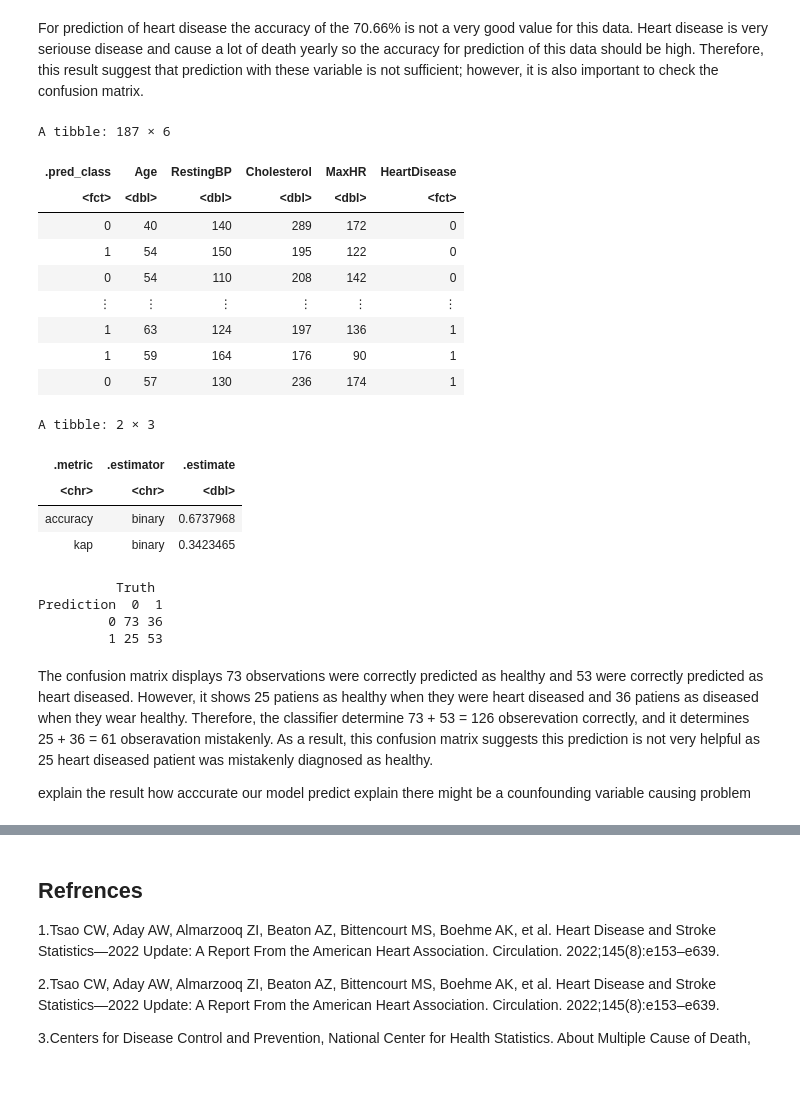
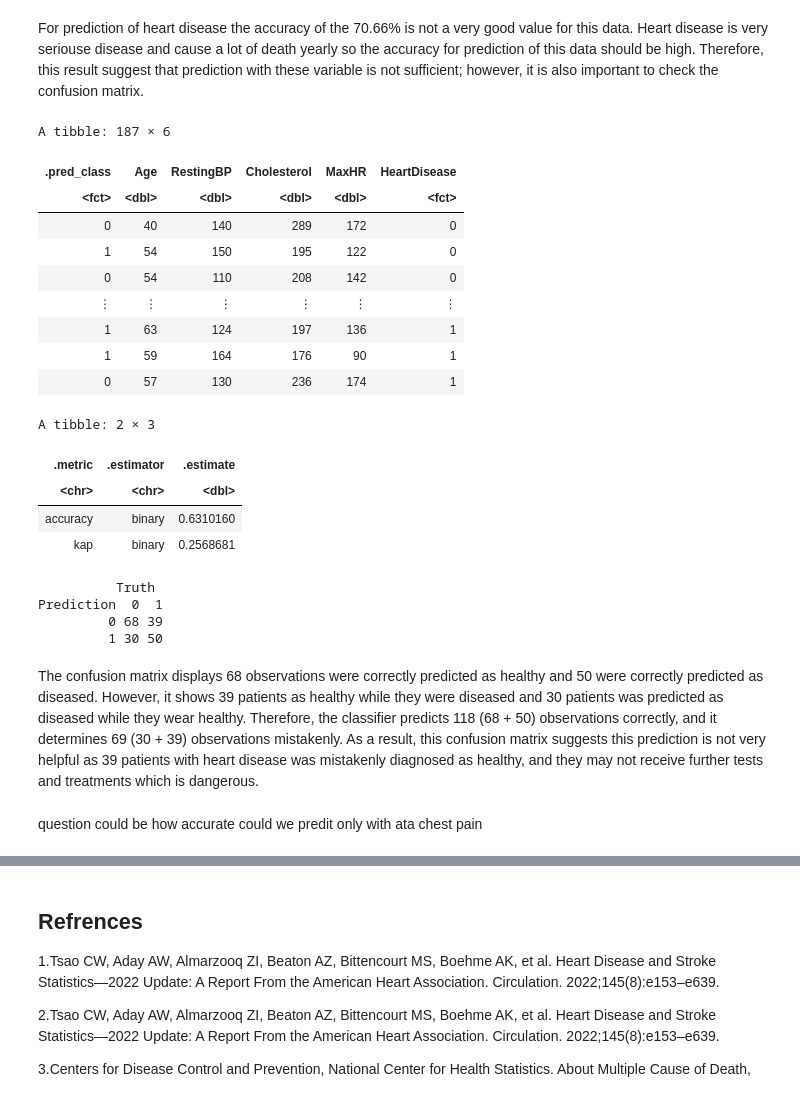
Before and after one commit to kiarashbahari/Group_project, a Jupyter notebook: project.ipynb, the cells around one changed output, grey strips where cells are left out. Drawn from its saved outputs; the diff is of its cells as text; code cells hidden in the pictures.

```diff
--- a/project.ipynb
+++ b/project.ipynb
@@ -198,15 +143,15 @@ ERROR: Error in parse(text = x, srcfile = src): <text>:1:4: unexpected symbol
 # %%
 set.seed(123)
-heart_split <- initial_split(heart_data, prop = 0.75, strata = HeartDisease)
-heart_train <- training(data_split)
-heart_test <- testing(data_split)
+heart_split <- initial_split(data_heart, prop = 0.75, strata = HeartDisease)
+heart_train <- training(heart_split)
+heart_test <- testing(heart_split)
 
 heartdisease_proportions <- heart_train |>
     group_by(HeartDisease) |>
     summarize (n = n()) |>
     mutate (percent = 100*n/nrow(heart_train))
 
-data_train
+heart_train
 heartdisease_proportions
 # %% [output]
 A tibble: 559 × 5
@@ -545,14 +407,14 @@ do we need to talk about majority classifier
 # %%
-#set.seed(123)
+set.seed(123)
 
-mnist_spec <- nearest_neighbor(weight_func = "rectangular", neighbors = 31) |>
+mnist_spec <- nearest_neighbor(weight_func = "rectangular", neighbors = 66) |>
        set_engine("kknn") |>
        set_mode("classification")
 
 mnist_fit <- workflow() |>
             add_recipe(data_train_recipe) |>
             add_model(mnist_spec) |>
-            fit(data = data_train)
+            fit(data = heart_train)
 
 #mnist_accurate<- mnist_fit|>
  #   collect_metrics()|>
@@ -563,44 +425,39 @@ mnist_fit <- workflow() |>
 #mnist_accurate
 # %%
 
-mnist_predictions <- predict(mnist_fit, data_test)|>
-        bind_cols(data_test)
+mnist_predictions <- predict(mnist_fit, heart_test)|>
+        bind_cols(heart_test)
 
 mnist_predictions
 
 mnist_metrics <- mnist_predictions |>
-        metrics(truth=HeartDisease, estimate=.pred_class)
+        metrics(truth=HeartDisease, estimate = .pred_class)
 
 mnist_metrics
 
 mnist_conf_mat <- mnist_predictions |>
         conf_mat(truth = HeartDisease, estimate = .pred_class)
 
 mnist_conf_mat
 # %% [output]
 A tibble: 187 × 6
 | .pred_class | Age | RestingBP | Cholesterol | MaxHR | HeartDisease |
 | <fct> | <dbl> | <dbl> | <dbl> | <dbl> | <fct> |
 | 0 | 40 | 140 | 289 | 172 | 0 |
 | 1 | 54 | 150 | 195 | 122 | 0 |
 | 0 | 54 | 110 | 208 | 142 | 0 |
 | ⋮ | ⋮ | ⋮ | ⋮ | ⋮ | ⋮ |
 | 1 | 63 | 124 | 197 | 136 | 1 |
 | 1 | 59 | 164 | 176 | 90 | 1 |
 | 0 | 57 | 130 | 236 | 174 | 1 |
 A tibble: 2 × 3
 | .metric | .estimator | .estimate |
 | <chr> | <chr> | <dbl> |
-| accuracy | binary | 0.6737968 |
-| kap | binary | 0.3423465 |
+| accuracy | binary | 0.6310160 |
+| kap | binary | 0.2568681 |
           Truth
 Prediction  0  1
-         0 73 36
-         1 25 53
+         0 68 39
+         1 30 50
 # %% [markdown]
-The confusion matrix displays 73 observations were correctly predicted as healthy and 53 were correctly predicted as heart diseased. However, it shows 25 patiens as healthy when they were heart diseased and 36 patiens as diseased when they wear healthy. Therefore, the classifier determine 73 + 53 = 126 obserevation correctly, and it determines 25 + 36 = 61 obseravation mistakenly.
-As a result, this confusion matrix suggests this prediction is not very helpful as 25 heart diseased patient was mistakenly diagnosed as healthy.
-
-explain the result
-how acccurate our model predict
-explain there might be a counfounding variable causing problem
+The confusion matrix displays 68 observations were correctly predicted as healthy and 50 were correctly predicted as diseased. However, it shows 39 patients as healthy while they were diseased and 30 patients was predicted as diseased while they wear healthy. Therefore, the classifier predicts 118 (68 + 50) observations correctly, and it determines 69 (30 + 39) observations mistakenly. As a result, this confusion matrix suggests this prediction is not very helpful as 39 patients with heart disease was mistakenly diagnosed as healthy, and they may not receive further tests and treatments which is dangerous.
@@ -608,0 +464,2 @@ question could be how accurate could we predit only with ata chest pain
+# %% [markdown]
+question could be how accurate could we predit only with ata chest pain
```
Also changed, not shown: parts of 52 cells of this notebook.
